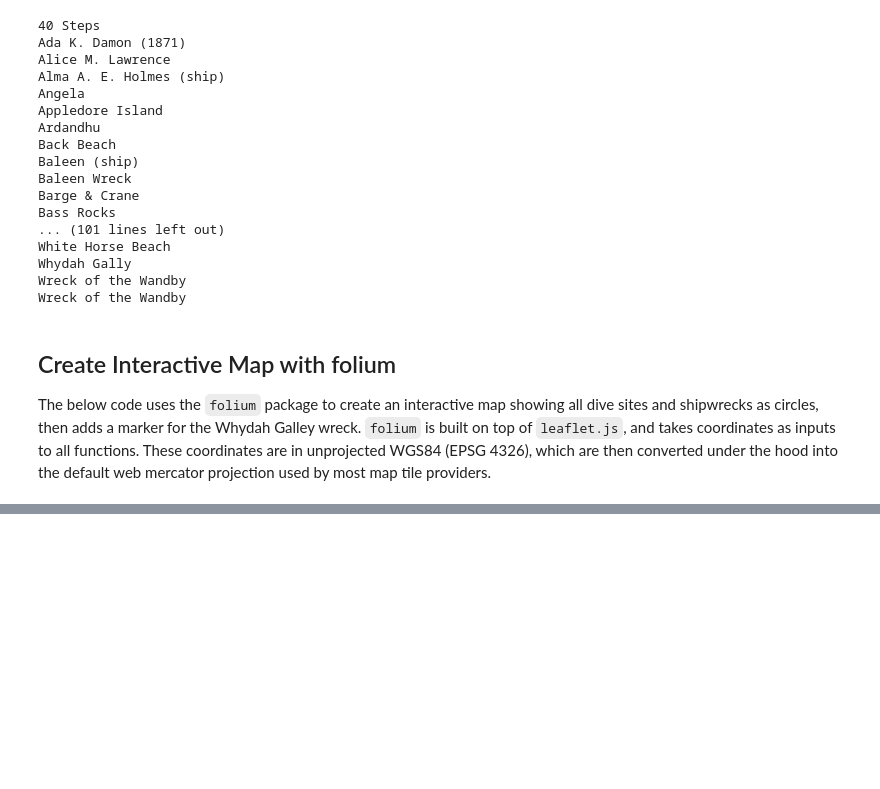
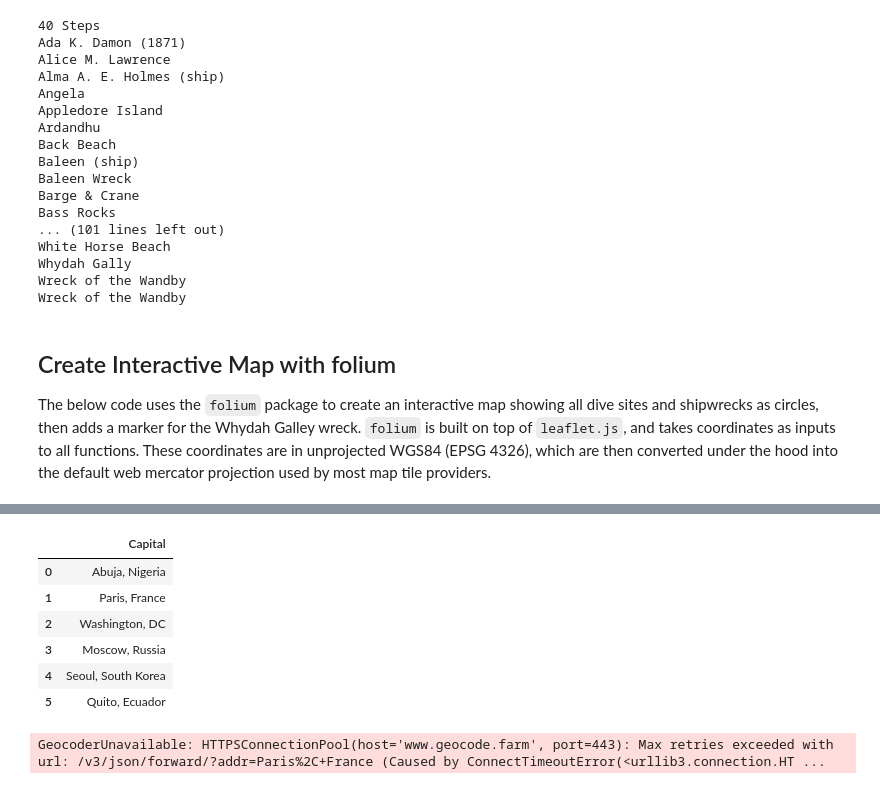
Before and after one commit to HKuz/Geospatial_Overview, a Jupyter notebook: geospatial_code_demo.ipynb, the cells around one changed output, grey strips where cells are left out. Cells and saved outputs as stored; diff of their text form; code cells hidden in the pictures; blank space fills up the shorter version.

```diff
--- a/geospatial_code_demo.ipynb
+++ b/geospatial_code_demo.ipynb
@@ -378,0 +389,24 @@ m
+# %%
+# Create a simple dataset
+caps_df = pd.DataFrame({"Capital": ["Abuja, Nigeria",
+                                    "Paris, France",
+                                    "Washington, DC",
+                                    "Moscow, Russia",
+                                    "Seoul, South Korea",
+                                    "Quito, Ecuador"]})
+
+caps_df
+# %% [output]
+|  | Capital |
+| 0 | Abuja, Nigeria |
+| 1 | Paris, France |
+| 2 | Washington, DC |
+| 3 | Moscow, Russia |
+| 4 | Seoul, South Korea |
+| 5 | Quito, Ecuador |
+# %%
+caps_locations = gpd.tools.geocode(caps_df.Capital)
+
+caps_locations
+# %% [output]
+GeocoderUnavailable: HTTPSConnectionPool(host='www.geocode.farm', port=443): Max retries exceeded with url: /v3/json/forward/?addr=Paris%2C+France (Caused by ConnectTimeoutError(<urllib3.connection.HT ...
```
Also changed, not shown: parts of 4 cells of this notebook, 2 other files.
